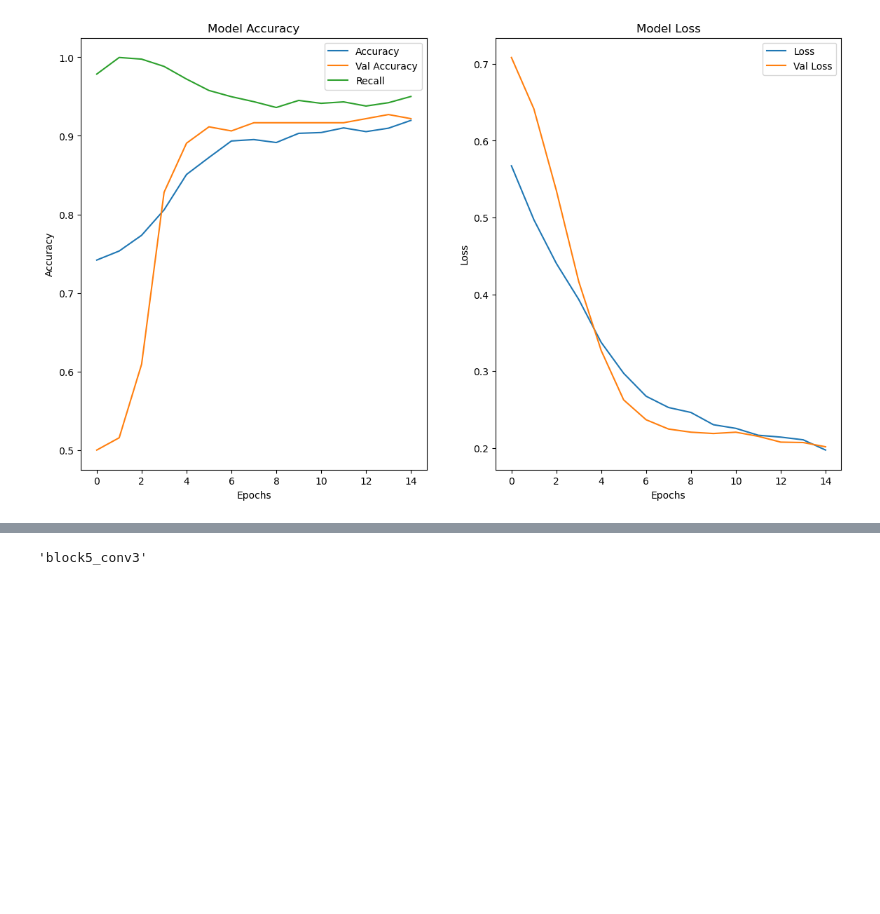
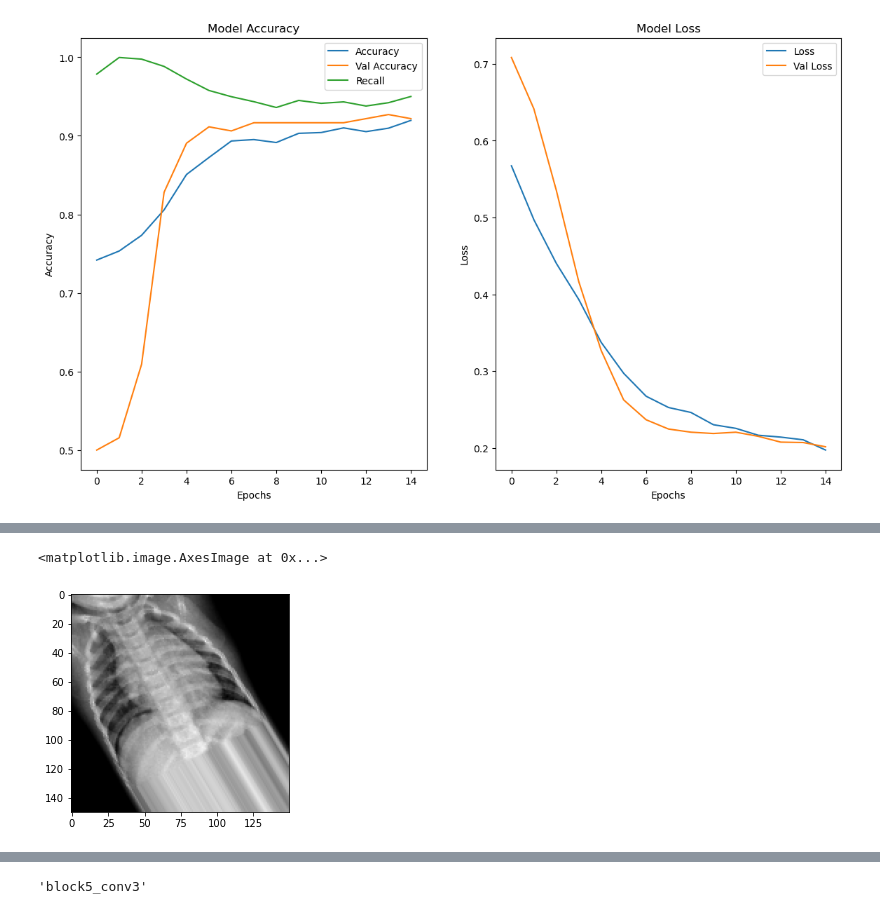
Before and after one commit to Zxhjlk/Phase4Project, a Jupyter notebook: notebooks/Modeling.ipynb, the cells around one changed output, grey strips where cells are left out. Saved outputs shown, nothing was run; the diff lists cells and outputs as text; code cells hidden in the pictures; blank space fills up the shorter version.

```diff
--- a/notebooks/Modeling.ipynb
+++ b/notebooks/Modeling.ipynb
@@ -422,3 +509,9 @@ image
+# %%
+batch=next(train_img)
+plt.imshow(batch[0][0])
+# %% [output]
+<matplotlib.image.AxesImage at 0x...>
+[figure, added]
 # %%
 model4.summary()
 # %% [output]
```
Also changed, not shown: parts of 20 cells of this notebook, 1 other file.
